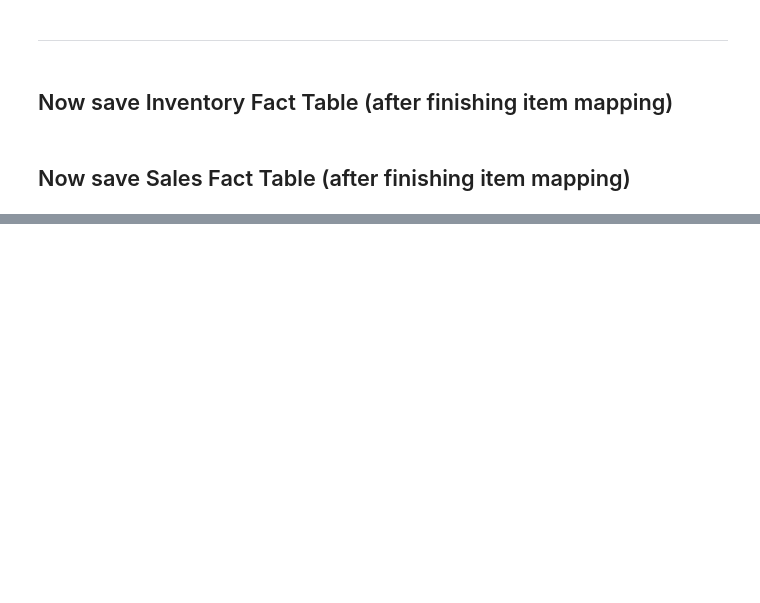
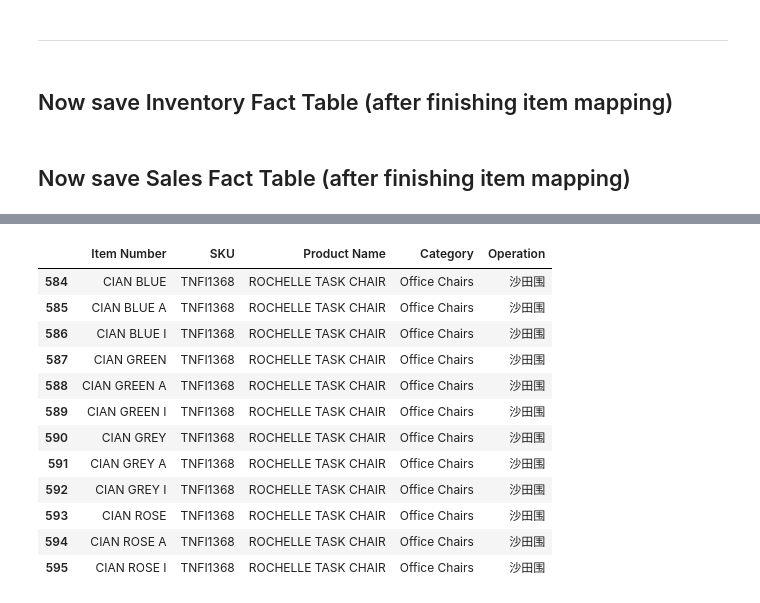
Before and after one commit to HarryYIM/GX---Sales-BI-Dashboard, a Jupyter notebook: 2020 Wayfair Sales Data Processing.ipynb, the cells around one changed output, grey strips where cells are left out. Saved outputs shown, nothing was run; the diff lists cells and outputs as text; code cells hidden in the pictures; blank space fills up the shorter version.

```diff
--- a/2020 Wayfair Sales Data Processing.ipynb
+++ b/2020 Wayfair Sales Data Processing.ipynb
@@ -251,0 +306,6 @@ df_itemset = pd.concat([df_item, df_add]).fillna('unallocated inventory')
+# %%
+# add manual category_mapping input
+df_man = pd.read_csv('Item Mapping//Items Mannual Input.csv')
+df_man = df_man[['SKU', 'Category']].drop_duplicates().rename(columns={'SKU':'SKU - to match category'})
+
+category_info = pd.concat([category_info,df_man])
@@ -376,0 +431,16 @@ missing
+# %%
+df_itemset[df_itemset['SKU'] == 'TNFI1368']
+# %% [output]
+|  | Item Number | SKU | Product Name | Category | Operation |
+| 584 | CIAN BLUE | TNFI1368 | ROCHELLE TASK CHAIR | Office Chairs | 沙田围 |
+| 585 | CIAN BLUE A | TNFI1368 | ROCHELLE TASK CHAIR | Office Chairs | 沙田围 |
+| 586 | CIAN BLUE I | TNFI1368 | ROCHELLE TASK CHAIR | Office Chairs | 沙田围 |
+| 587 | CIAN GREEN | TNFI1368 | ROCHELLE TASK CHAIR | Office Chairs | 沙田围 |
+| 588 | CIAN GREEN A | TNFI1368 | ROCHELLE TASK CHAIR | Office Chairs | 沙田围 |
+| 589 | CIAN GREEN I | TNFI1368 | ROCHELLE TASK CHAIR | Office Chairs | 沙田围 |
+| 590 | CIAN GREY | TNFI1368 | ROCHELLE TASK CHAIR | Office Chairs | 沙田围 |
+| 591 | CIAN GREY A | TNFI1368 | ROCHELLE TASK CHAIR | Office Chairs | 沙田围 |
+| 592 | CIAN GREY I | TNFI1368 | ROCHELLE TASK CHAIR | Office Chairs | 沙田围 |
+| 593 | CIAN ROSE | TNFI1368 | ROCHELLE TASK CHAIR | Office Chairs | 沙田围 |
+| 594 | CIAN ROSE A | TNFI1368 | ROCHELLE TASK CHAIR | Office Chairs | 沙田围 |
+| 595 | CIAN ROSE I | TNFI1368 | ROCHELLE TASK CHAIR | Office Chairs | 沙田围 |
```
Also changed, not shown: parts of 46 cells of this notebook.
